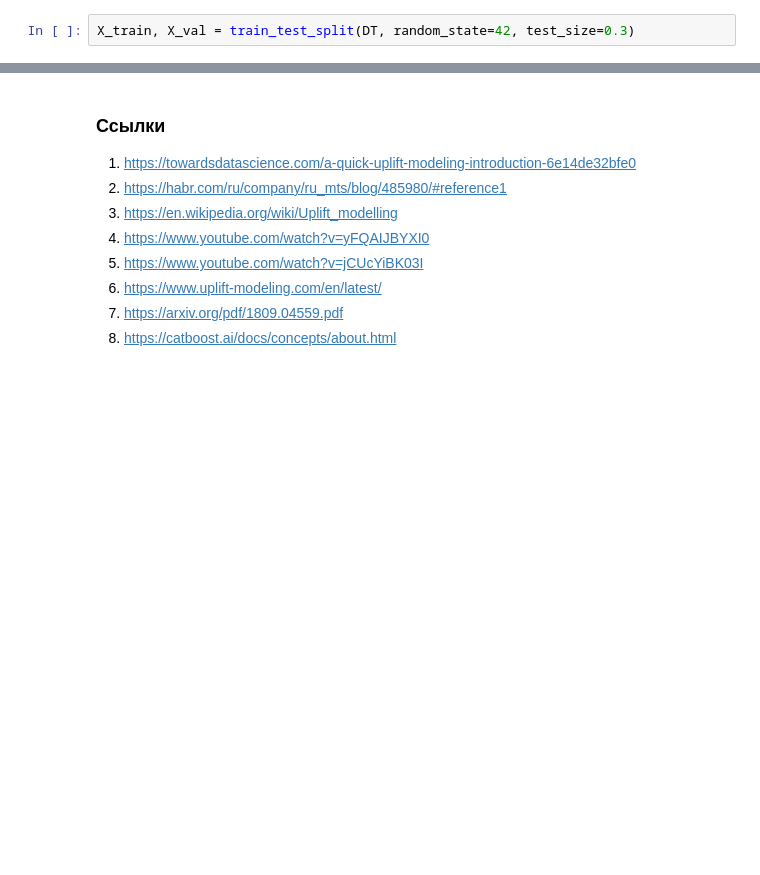
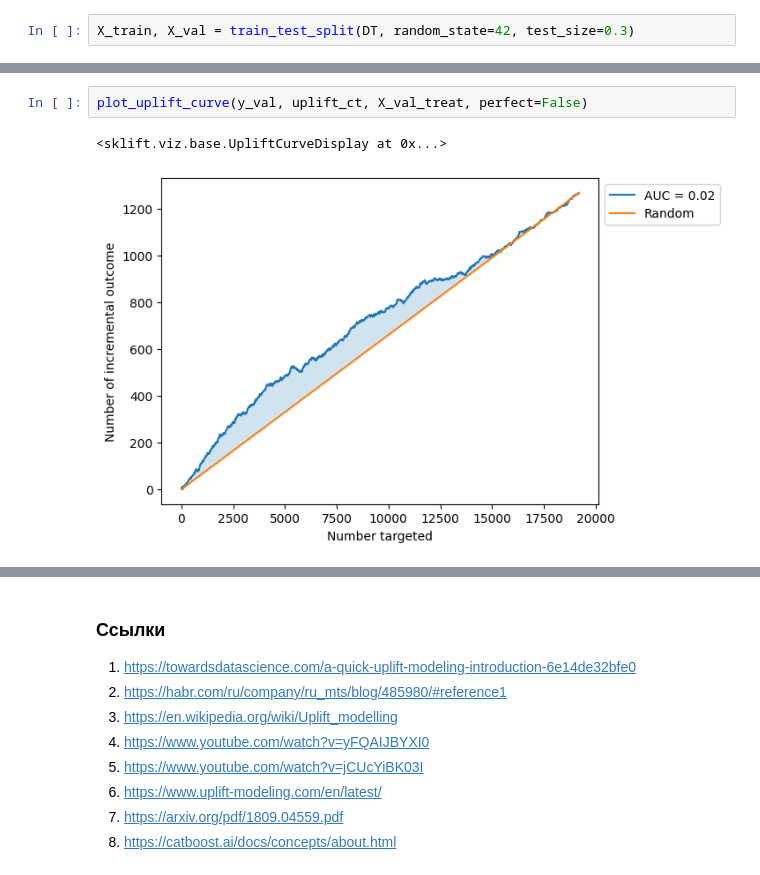
Before and after one commit to Anbionchik/Git_brain_lessons, a Jupyter notebook: Algorythms_in_business/Les4/webinar4.ipynb, the cells around one changed output, grey strips where cells are left out. Cells and saved outputs as stored; diff of their text form; blank space fills up the shorter version.

```diff
--- a/Algorythms_in_business/Les4/webinar4.ipynb
+++ b/Algorythms_in_business/Les4/webinar4.ipynb
@@ -522,0 +535,5 @@ plt.grid(axis='y', alpha=0.75)
+# %%
+plot_uplift_curve(y_val, uplift_ct, X_val_treat, perfect=False)
+# %% [output]
+<sklift.viz.base.UpliftCurveDisplay at 0x...>
+[figure, added]
```
Also changed, not shown: parts of 18 cells of this notebook.
